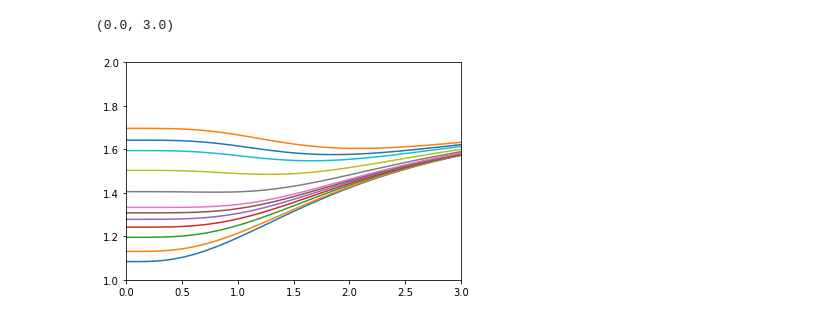
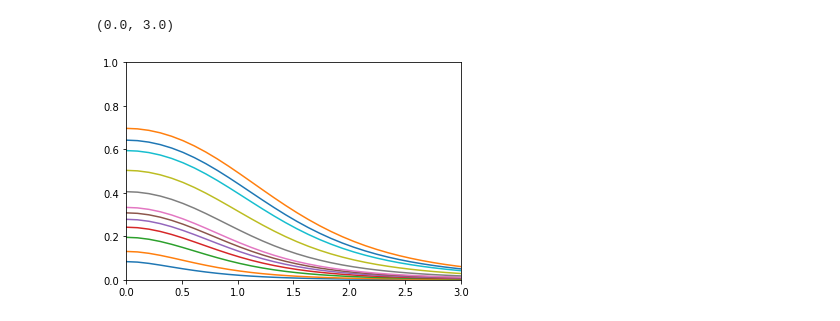
Before and after one commit to pedersor/DFT_exconditions, a Jupyter notebook: test.ipynb, the cells around one changed output. Drawn from its saved outputs; the diff is of its cells as text; code cells hidden in the pictures.

```diff
--- a/test.ipynb
+++ b/test.ipynb
@@ -78,25 +93,27 @@ inp["sigma"] = m_sigma.flatten()**2
 # results in a.u.
 pbe_x_res = pbe_x.compute(inp)
 pbe_c_res = pbe_c.compute(inp)
+# %%
+# processing
+
+pbe_x_res[eps_x] = np.squeeze(pbe_x_res[eps_x])
+pbe_c_res[eps_c] = np.squeeze(pbe_c_res[eps_c])
+
+pbe_xc_res = pbe_c_res[eps_c] #+ pbe_x_res[eps_x]
+pbe_xc_res = pbe_xc_res.reshape(m_r_s.shape)
+
+# F_xc
+pbe_xc_res /= m_eps_x_unif
 # %%
-pbe_x_res[eps_x] = np.squeeze(pbe_x_res[eps_x])
-pbe_c_res[eps_c] = np.squeeze(pbe_c_res[eps_c])
-
-pbe_xc_res = pbe_x_res[eps_x] + pbe_c_res[eps_c]
-pbe_xc_res = pbe_xc_res.reshape(m_r_s.shape)
-
-# F_xc
-pbe_xc_res /= m_eps_x_unif
-
+# plotting
 # permute axes for plots
 perm = [1, 0]
 
 plt.plot(np.transpose(m_s, perm), np.transpose(pbe_xc_res, perm))
 
-plt.ylim(1, 2)
-#plt.ylim(1.4, 1.6)
+plt.ylim(0, 1)
 
 plt.xlim(0, 3)
 # %% [output]
 (0.0, 3.0)
-[figure, old version]
+[figure, new version]
```
Also changed, not shown: parts of 10 cells of this notebook.
